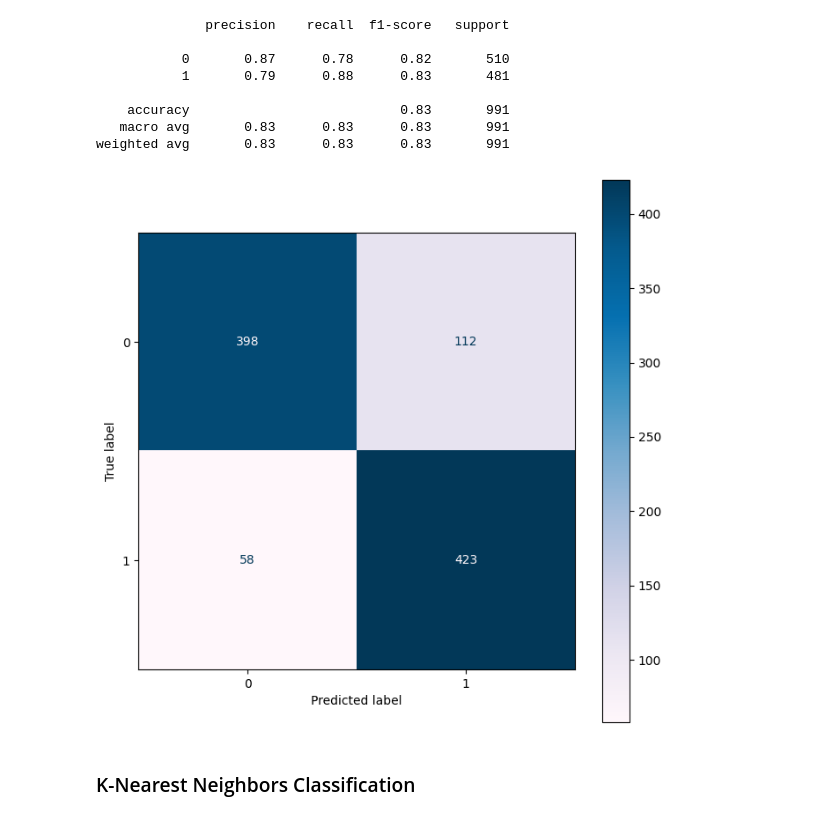
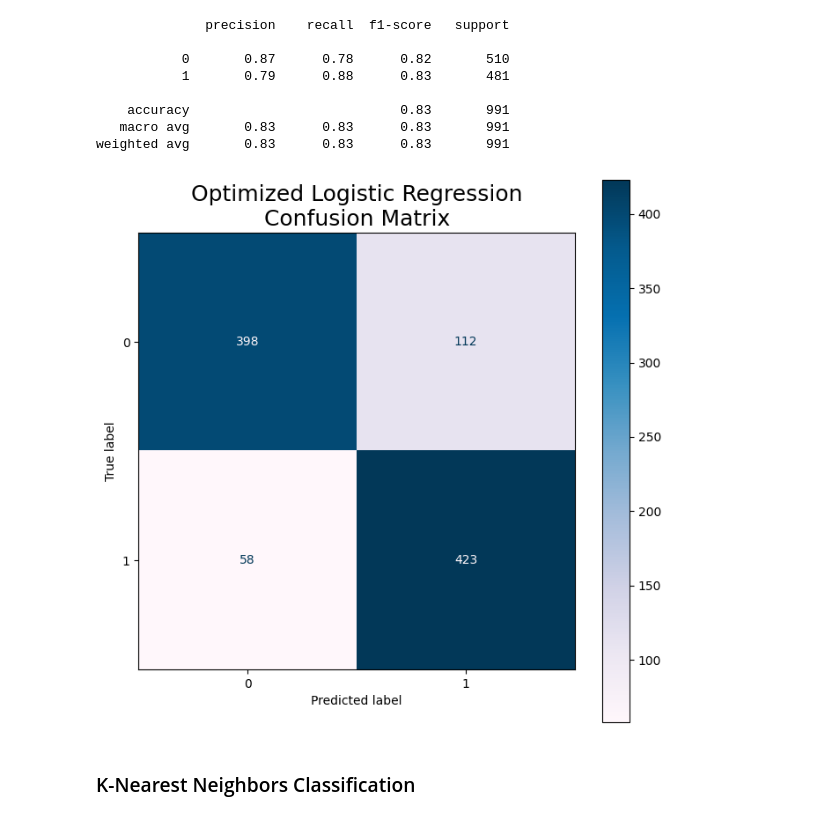
Before and after one commit to dmehta94/project-3-reddit-nlp-litigation-analysis, a Jupyter notebook: code/analysis.ipynb, the cells around one changed output. Cells and saved outputs as stored; diff of their text form; code cells hidden in the pictures.

Commit message:
Figures saved, notebook complete, and README.md complete.

```diff
--- a/code/analysis.ipynb
+++ b/code/analysis.ipynb
@@ -585,12 +589,14 @@ weighted avg       0.83      0.83      0.83       991
 # %%
 fig, ax = plt.subplots(figsize = (8,8))
 ConfusionMatrixDisplay.from_estimator(logreg_gs.best_estimator_,
                                       processed_test,
                                       y_test,
                                       cmap = 'PuBu',
-                                      ax = ax);
+                                      ax = ax)
+plt.title('Optimized Logistic Regression\nConfusion Matrix', fontdict = {'fontsize': 18})
+plt.savefig('../images/logreg_confusion.png', dpi = 300);
 # %% [output]
-[figure, old version]
+[figure, new version]
 # %% [markdown]
 ### K-Nearest Neighbors Classification
 # %%
```
Also changed, not shown: parts of 10 cells of this notebook, 8 other files.
